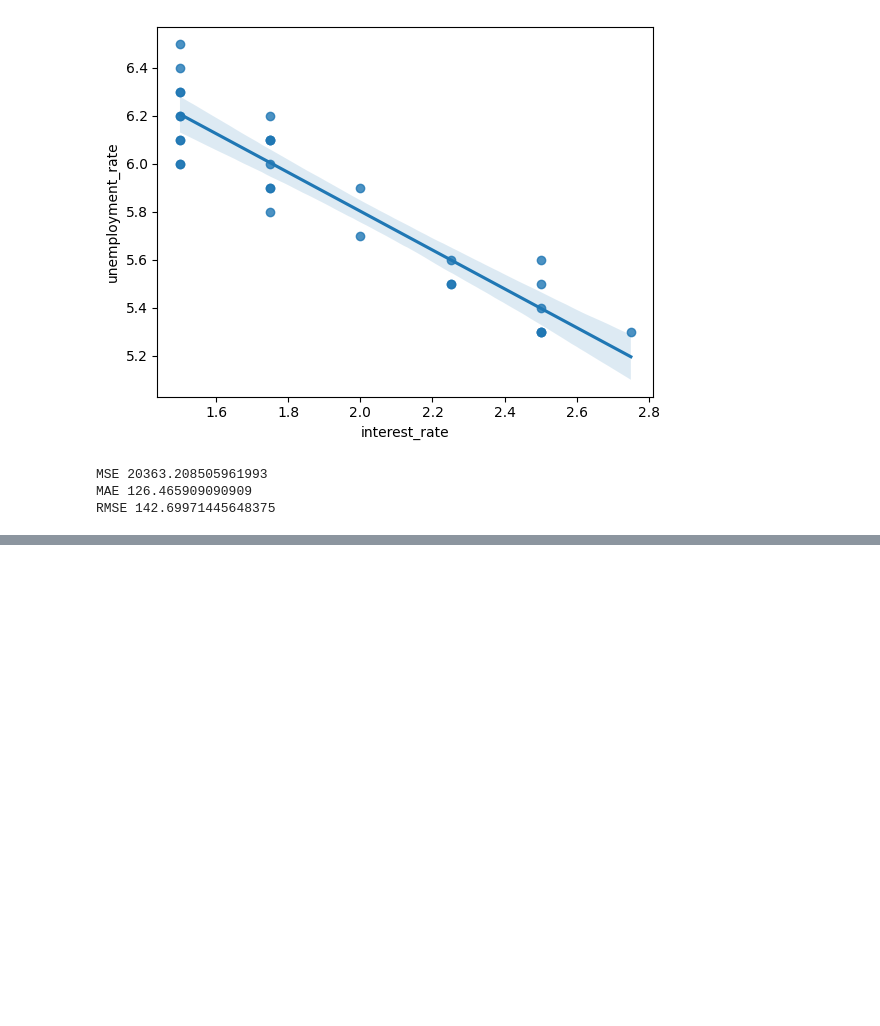
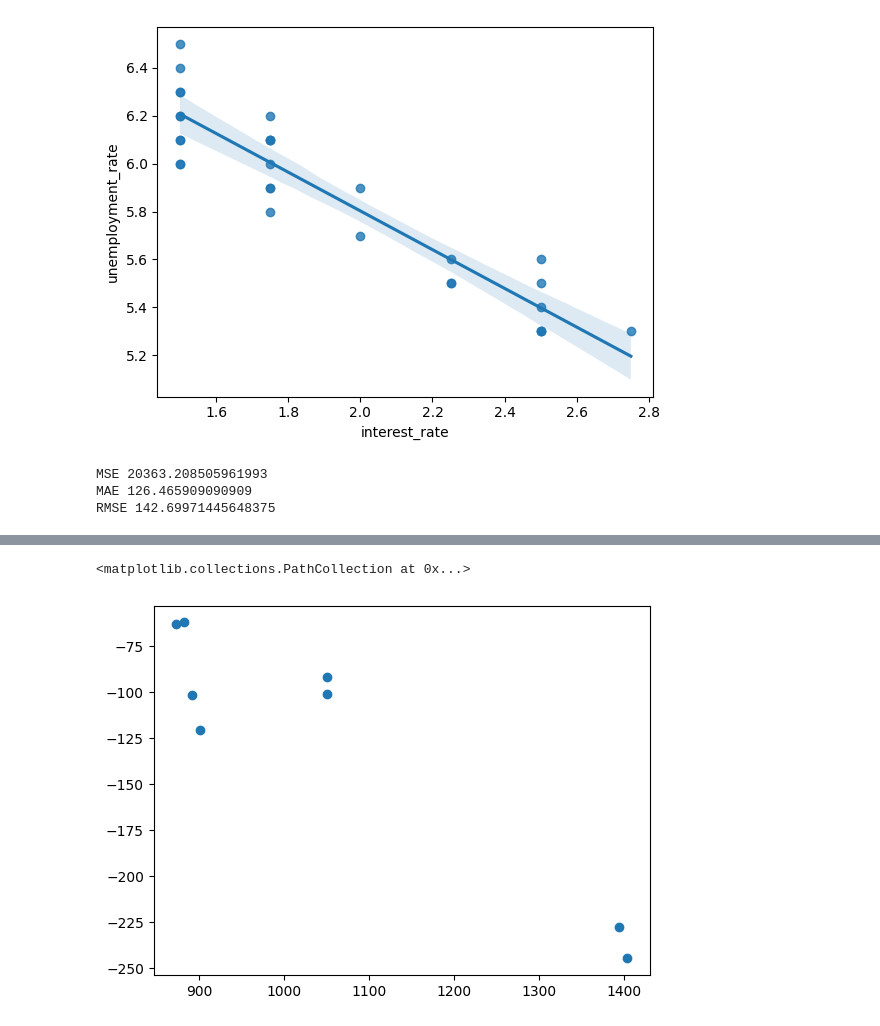
Before and after one commit to hackathon740/Machine_Learning, a Jupyter notebook: Multiple Linear Regression 03/practicle_multiple_linear_regression.ipynb, the cells around one changed output, grey strips where cells are left out. Saved outputs shown, nothing was run; the diff lists cells and outputs as text; code cells hidden in the pictures; blank space fills up the shorter version.

```diff
--- a/Multiple Linear Regression 03/practicle_multiple_linear_regression.ipynb
+++ b/Multiple Linear Regression 03/practicle_multiple_linear_regression.ipynb
@@ -129,0 +163,5 @@ np.float64(-3909.5045149684593)
+# %%
+plt.scatter(y_pred,residuals)
+# %% [output]
+<matplotlib.collections.PathCollection at 0x...>
+[figure, added]
```
Also changed, not shown: parts of 6 cells of this notebook.
